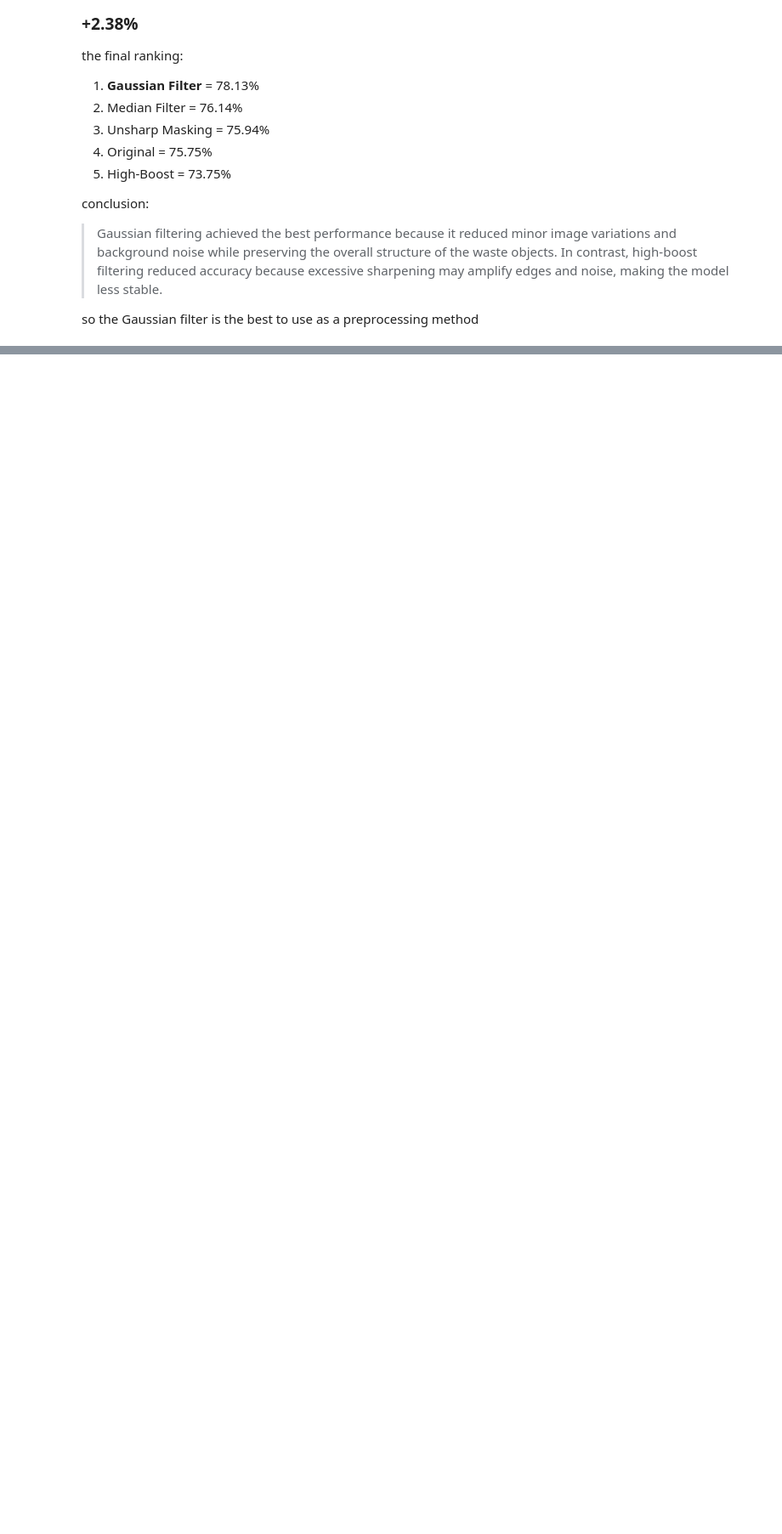
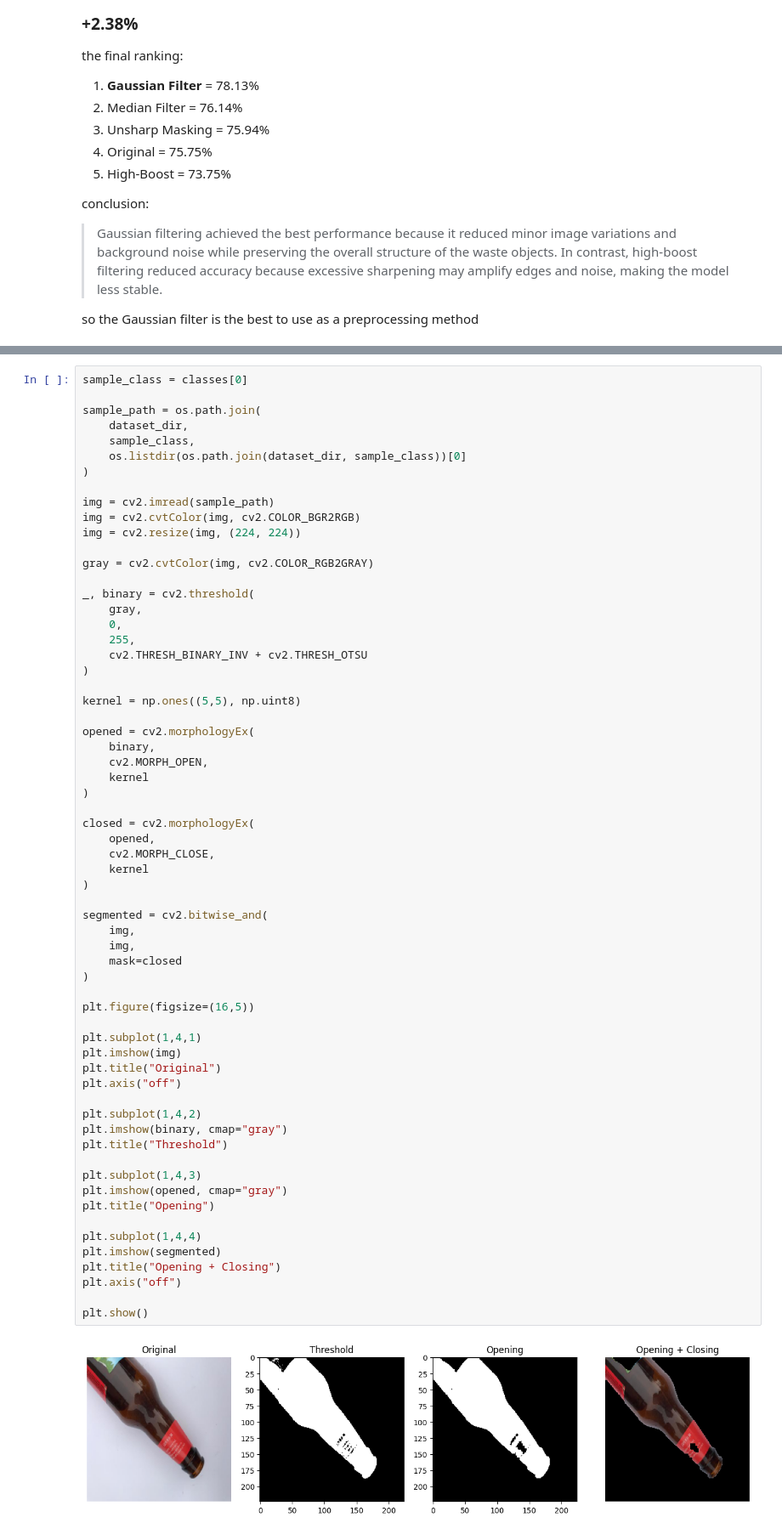
Before and after one commit to wwwww22345/Image-Processing-Based-Waste-Classification, a Jupyter notebook: test4.ipynb, the cells around one changed output, grey strips where cells are left out. Shown at 85% size. Drawn from its saved outputs; the diff is of its cells as text; blank space fills up the shorter version.

```diff
--- a/test4.ipynb
+++ b/test4.ipynb
@@ -832,0 +884,65 @@ so the Gaussian filter is the best to use as a preprocessing method
+# %%
+sample_class = classes[0]
+
+sample_path = os.path.join(
+    dataset_dir,
+    sample_class,
+    os.listdir(os.path.join(dataset_dir, sample_class))[0]
+)
+
+img = cv2.imread(sample_path)
+img = cv2.cvtColor(img, cv2.COLOR_BGR2RGB)
+img = cv2.resize(img, (224, 224))
+
+gray = cv2.cvtColor(img, cv2.COLOR_RGB2GRAY)
+
+_, binary = cv2.threshold(
+    gray,
+    0,
+    255,
+    cv2.THRESH_BINARY_INV + cv2.THRESH_OTSU
+)
+
+kernel = np.ones((5,5), np.uint8)
+
+opened = cv2.morphologyEx(
+    binary,
+    cv2.MORPH_OPEN,
+    kernel
+)
+
+closed = cv2.morphologyEx(
+    opened,
+    cv2.MORPH_CLOSE,
+    kernel
+)
+
+segmented = cv2.bitwise_and(
+    img,
+    img,
+    mask=closed
+)
+
+plt.figure(figsize=(16,5))
+
+plt.subplot(1,4,1)
+plt.imshow(img)
+plt.title("Original")
+plt.axis("off")
+
+plt.subplot(1,4,2)
+plt.imshow(binary, cmap="gray")
+plt.title("Threshold")
+
+plt.subplot(1,4,3)
+plt.imshow(opened, cmap="gray")
+plt.title("Opening")
+
+plt.subplot(1,4,4)
+plt.imshow(segmented)
+plt.title("Opening + Closing")
+plt.axis("off")
+
+plt.show()
+# %% [output]
+[figure, added]
```
Also changed, not shown: parts of 5 cells of this notebook, 1 other file.
